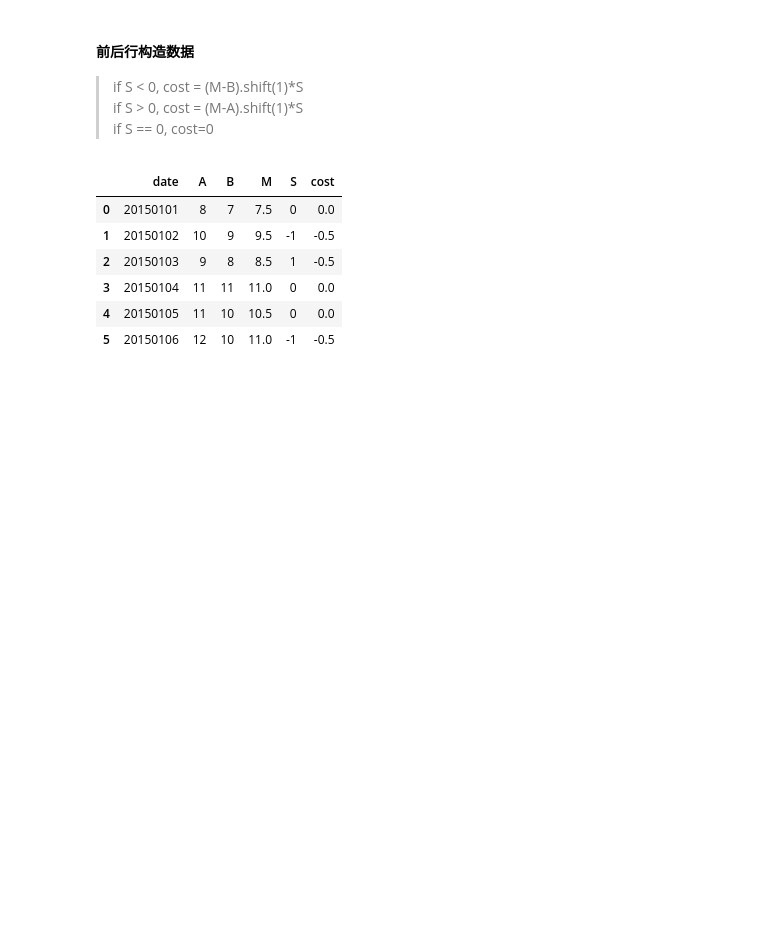
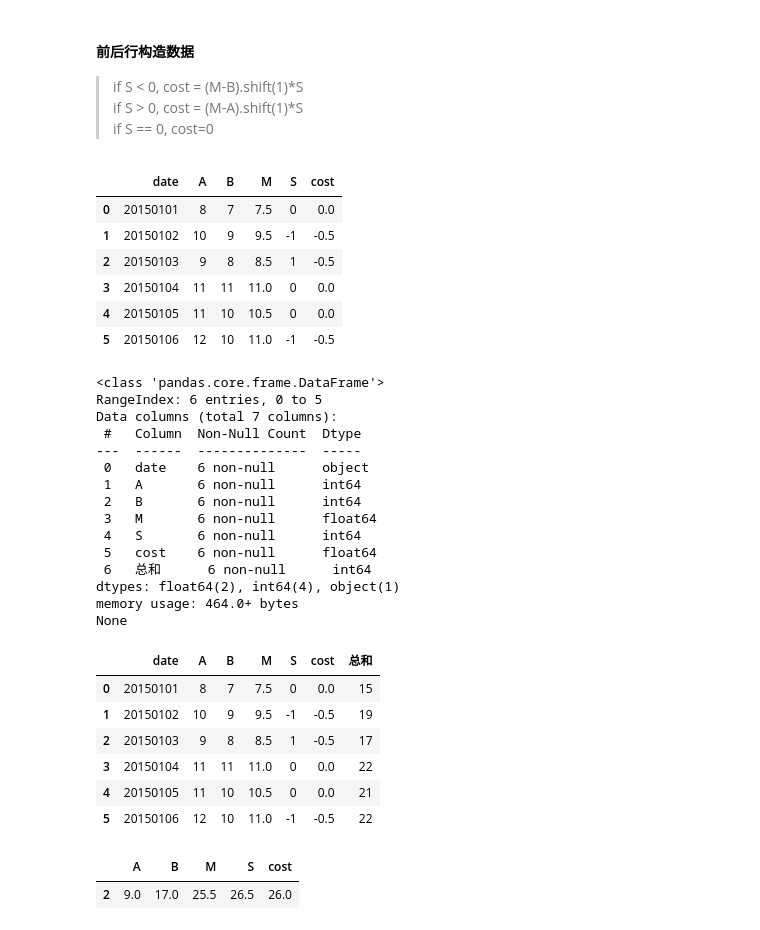
Before and after one commit to lonelywollf/pandasClass, a Jupyter notebook: 01 pandas_basic.ipynb, the cells around one changed output. Saved outputs shown, nothing was run; the diff lists cells and outputs as text; code cells hidden in the pictures; blank space fills up the shorter version.

```diff
--- a/01 pandas_basic.ipynb
+++ b/01 pandas_basic.ipynb
@@ -502,3 +503,35 @@ df5
 | 3 | 20150104 | 11 | 11 | 11.0 | 0 | 0.0 |
 | 4 | 20150105 | 11 | 10 | 10.5 | 0 | 0.0 |
 | 5 | 20150106 | 12 | 10 | 11.0 | -1 | -0.5 |
+# %%
+print(df5.info())
+df5['总和'] = df5[['A','B']].apply(lambda x: x.sum(), axis = 1)
+df5
+# %% [output]
+<class 'pandas.core.frame.DataFrame'>
+RangeIndex: 6 entries, 0 to 5
+Data columns (total 7 columns):
+ #   Column  Non-Null Count  Dtype
+---  ------  --------------  -----
+ 0   date    6 non-null      object
+ 1   A       6 non-null      int64
+ 2   B       6 non-null      int64
+ 3   M       6 non-null      float64
+ 4   S       6 non-null      int64
+ 5   cost    6 non-null      float64
+ 6   总和      6 non-null      int64
+dtypes: float64(2), int64(4), object(1)
+memory usage: 464.0+ bytes
+None
+|  | date | A | B | M | S | cost | 总和 |
+| 0 | 20150101 | 8 | 7 | 7.5 | 0 | 0.0 | 15 |
+| 1 | 20150102 | 10 | 9 | 9.5 | -1 | -0.5 | 19 |
+| 2 | 20150103 | 9 | 8 | 8.5 | 1 | -0.5 | 17 |
+| 3 | 20150104 | 11 | 11 | 11.0 | 0 | 0.0 | 22 |
+| 4 | 20150105 | 11 | 10 | 10.5 | 0 | 0.0 | 21 |
+| 5 | 20150106 | 12 | 10 | 11.0 | -1 | -0.5 | 22 |
+# %%
+df5.loc[2:2, 'A':'cost'].cumsum(axis=1)
+# %% [output]
+|  | A | B | M | S | cost |
+| 2 | 9.0 | 17.0 | 25.5 | 26.5 | 26.0 |
```
Also changed, not shown: parts of 5 cells of this notebook.
